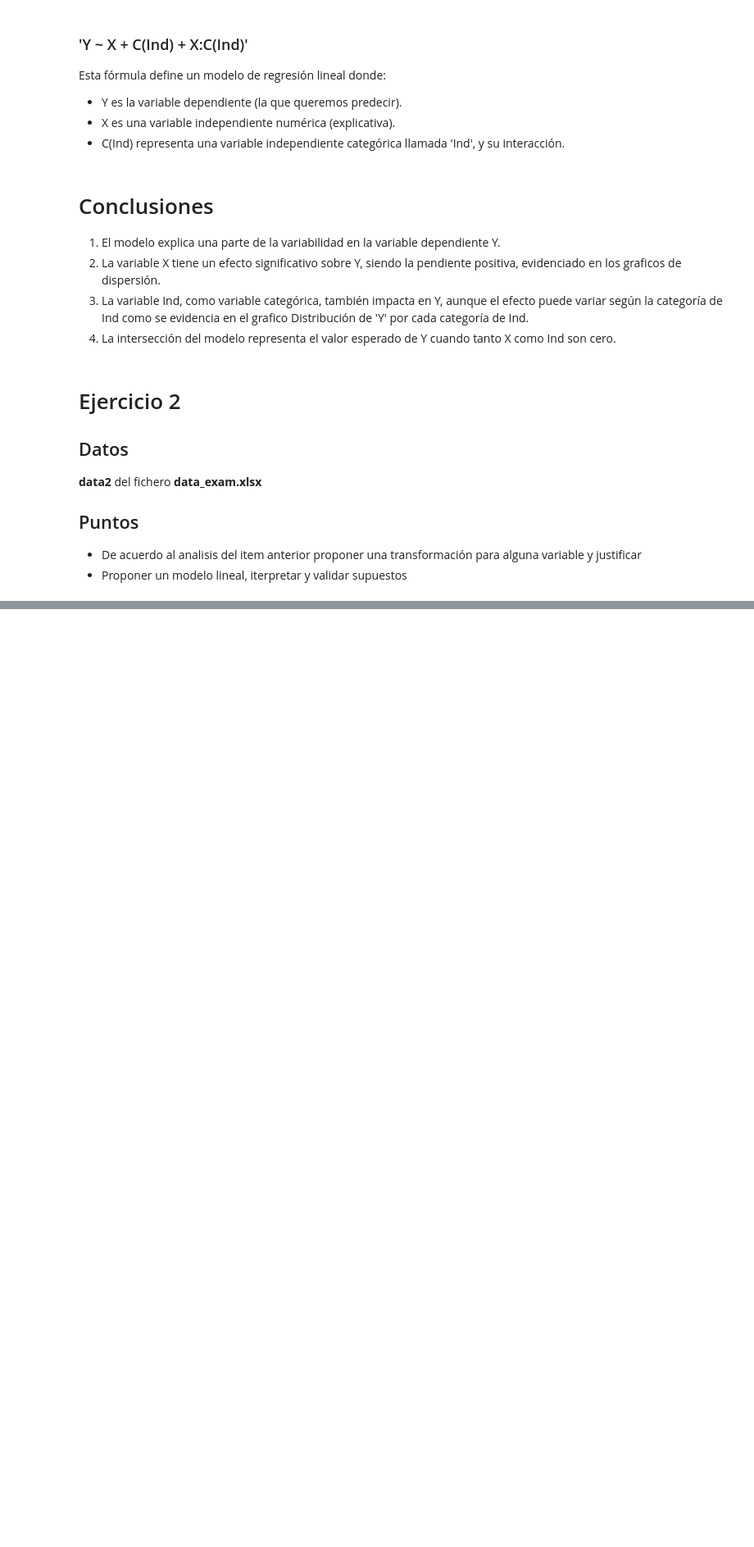
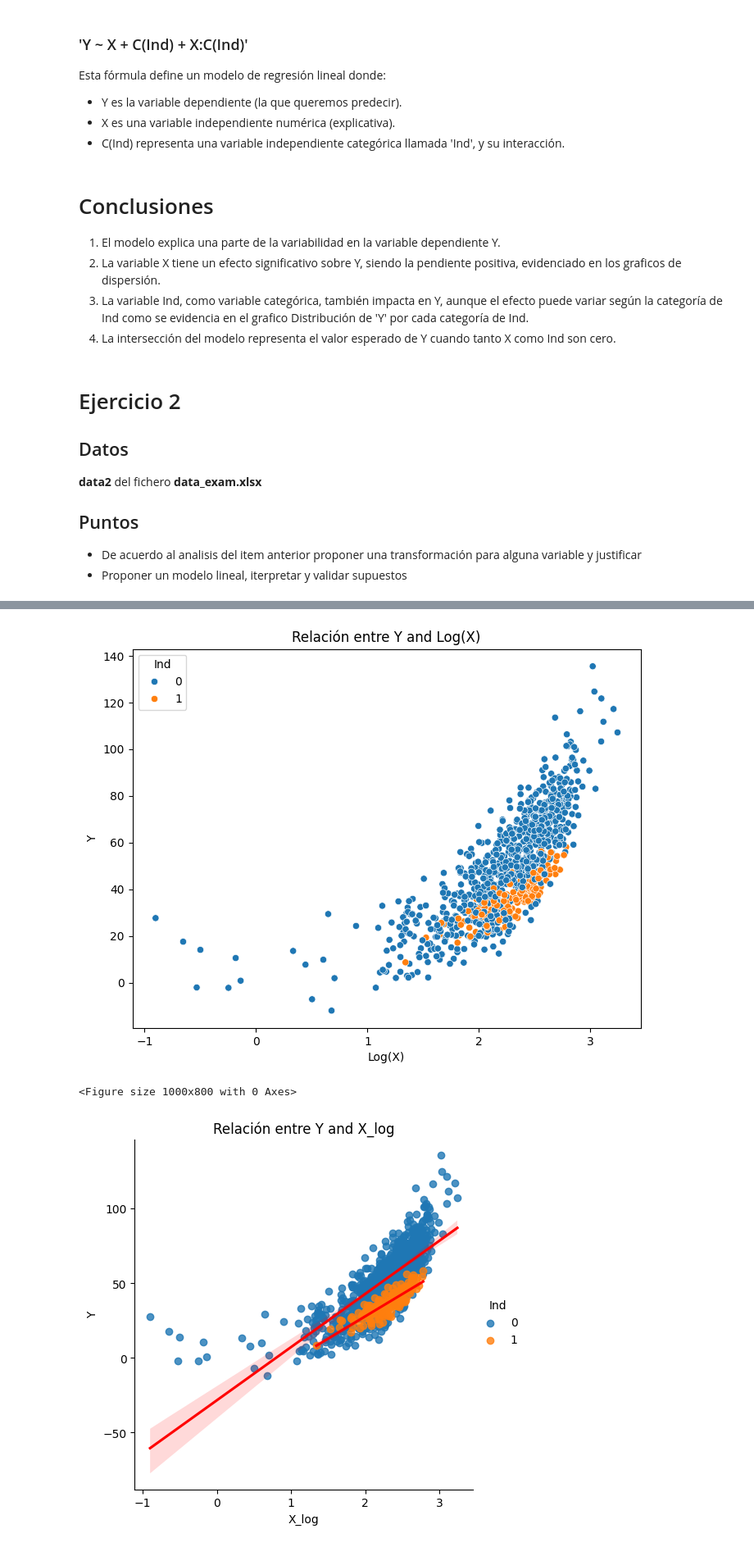
Before and after one commit to cam2149/MachinelearningI, a Jupyter notebook: Examen1.ipynb, the cells around one changed output, grey strips where cells are left out. Shown: that part at 82% size. Saved outputs shown, nothing was run; the diff lists cells and outputs as text; code cells hidden in the pictures; blank space fills up the shorter version.

```diff
--- a/Examen1.ipynb
+++ b/Examen1.ipynb
@@ -353,0 +333,22 @@ Notes:
+# %%
+# Gráfico de dispersión Y vs X_log
+plt.figure(figsize=(8, 6))
+sns.scatterplot(x='X_log', y='Y', hue='Ind', data=df)
+plt.xlabel('Log(X)')
+plt.ylabel('Y')
+plt.title('Relación entre Y and Log(X)')
+plt.show()
+
+from matplotlib import pyplot as plt
+# Analyze the relationship between Y and X
+plt.figure(figsize=(10, 8))
+# sns.scatterplot(x='X', y='Y', hue='Ind', data=df)
+sns.lmplot(x='X_log', y='Y', hue='Ind', data=df, line_kws={'color': 'red'})
+plt.xlabel('X_log')
+plt.ylabel('Y')
+plt.title('Relación entre Y and X_log')
+plt.show()
+# %% [output]
+[figure, added]
+<Figure size 1000x800 with 0 Axes>
+[figure, added]
```
Also changed, not shown: parts of 5 cells of this notebook.
